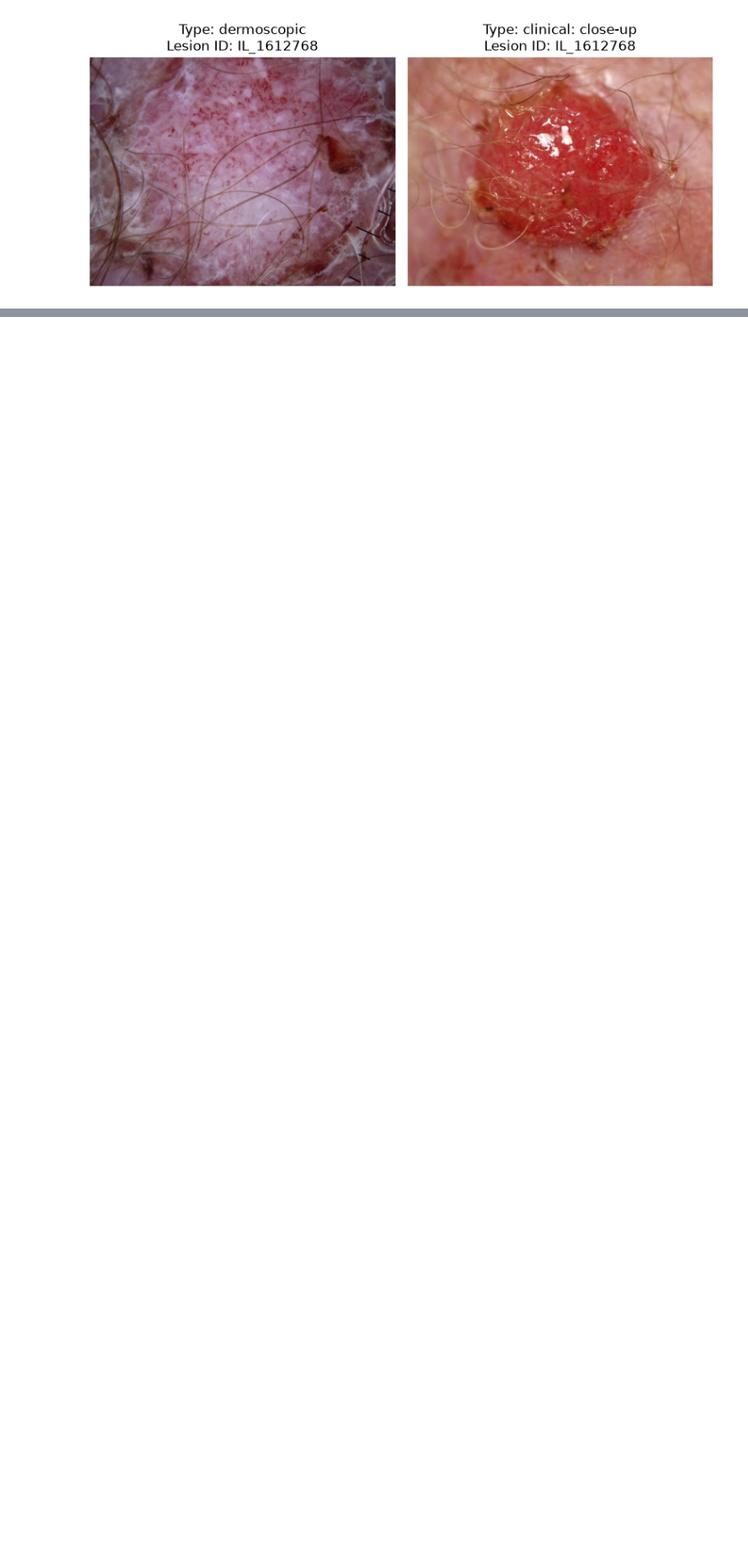
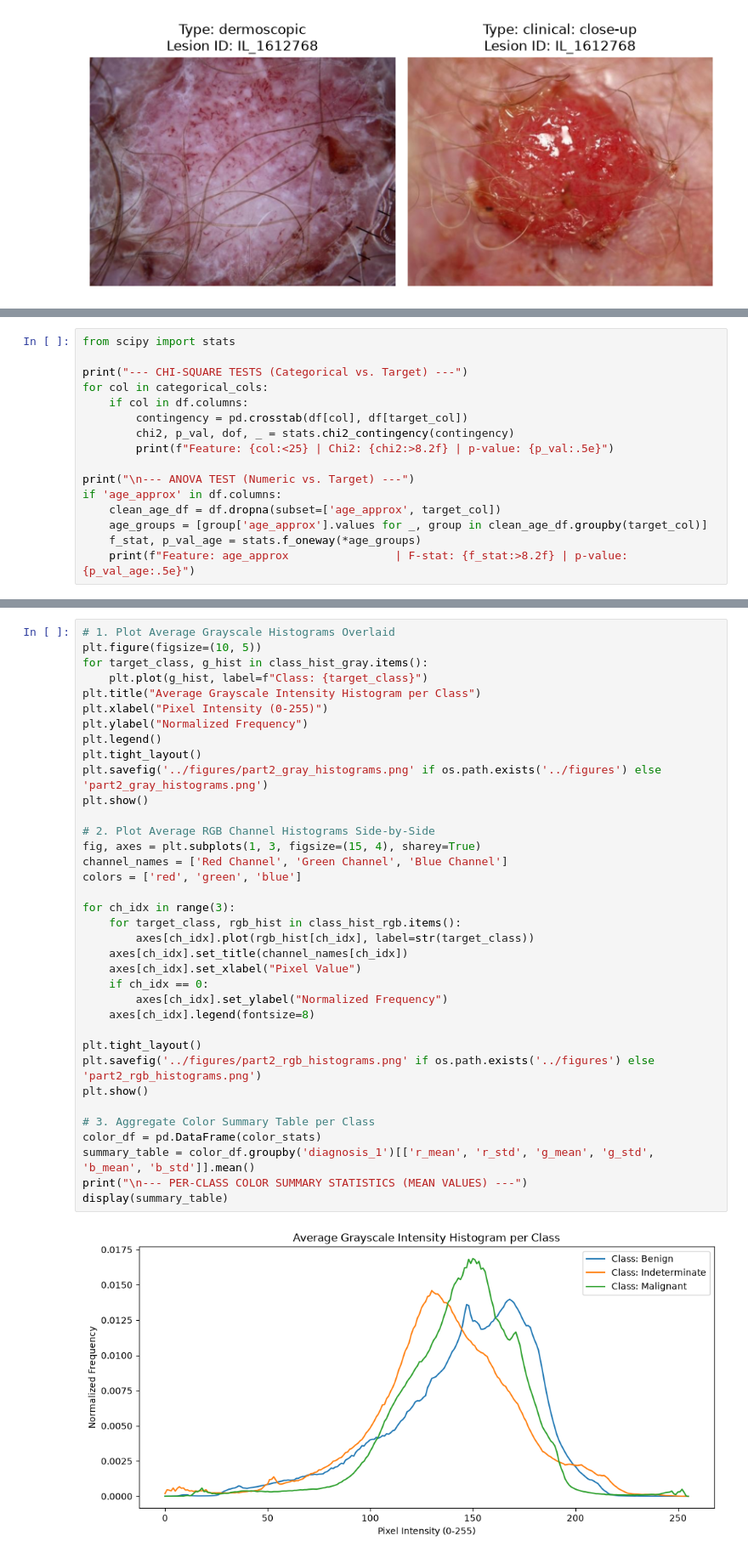
Before and after one commit to naiiiiiiiiiii/MILK10k-Lesion-Classification, a Jupyter notebook: notebooks/01_exploratory_data_analysis.ipynb, the cells around one changed output, grey strips where cells are left out. Shown at 85% size. Saved outputs shown, nothing was run; the diff lists cells and outputs as text; blank space fills up the shorter version.

Commit message:
feat: complete Part A notebook & PDF export, configure Part B project structure

```diff
--- a/notebooks/01_exploratory_data_analysis.ipynb
+++ b/notebooks/01_exploratory_data_analysis.ipynb
@@ -197,0 +279,16 @@ Color Channels: {3} | Pixel Value Range: [0, 255] (uint8 verified)
+# %%
+from scipy import stats
+
+print("--- CHI-SQUARE TESTS (Categorical vs. Target) ---")
+for col in categorical_cols:
+    if col in df.columns:
+        contingency = pd.crosstab(df[col], df[target_col])
+        chi2, p_val, dof, _ = stats.chi2_contingency(contingency)
+        print(f"Feature: {col:<25} | Chi2: {chi2:>8.2f} | p-value: {p_val:.5e}")
+
+print("\n--- ANOVA TEST (Numeric vs. Target) ---")
+if 'age_approx' in df.columns:
+    clean_age_df = df.dropna(subset=['age_approx', target_col])
+    age_groups = [group['age_approx'].values for _, group in clean_age_df.groupby(target_col)]
+    f_stat, p_val_age = stats.f_oneway(*age_groups)
+    print(f"Feature: age_approx                | F-stat: {f_stat:>8.2f} | p-value: {p_val_age:.5e}")
@@ -197,0 +596,38 @@ Color Channels: {3} | Pixel Value Range: [0, 255] (uint8 verified)
+# %%
+# 1. Plot Average Grayscale Histograms Overlaid
+plt.figure(figsize=(10, 5))
+for target_class, g_hist in class_hist_gray.items():
+    plt.plot(g_hist, label=f"Class: {target_class}")
+plt.title("Average Grayscale Intensity Histogram per Class")
+plt.xlabel("Pixel Intensity (0-255)")
+plt.ylabel("Normalized Frequency")
+plt.legend()
+plt.tight_layout()
+plt.savefig('../figures/part2_gray_histograms.png' if os.path.exists('../figures') else 'part2_gray_histograms.png')
+plt.show()
+
+# 2. Plot Average RGB Channel Histograms Side-by-Side
+fig, axes = plt.subplots(1, 3, figsize=(15, 4), sharey=True)
+channel_names = ['Red Channel', 'Green Channel', 'Blue Channel']
+colors = ['red', 'green', 'blue']
+
+for ch_idx in range(3):
+    for target_class, rgb_hist in class_hist_rgb.items():
+        axes[ch_idx].plot(rgb_hist[ch_idx], label=str(target_class))
+    axes[ch_idx].set_title(channel_names[ch_idx])
+    axes[ch_idx].set_xlabel("Pixel Value")
+    if ch_idx == 0:
+        axes[ch_idx].set_ylabel("Normalized Frequency")
+    axes[ch_idx].legend(fontsize=8)
+
+plt.tight_layout()
+plt.savefig('../figures/part2_rgb_histograms.png' if os.path.exists('../figures') else 'part2_rgb_histograms.png')
+plt.show()
+
+# 3. Aggregate Color Summary Table per Class
+color_df = pd.DataFrame(color_stats)
+summary_table = color_df.groupby('diagnosis_1')[['r_mean', 'r_std', 'g_mean', 'g_std', 'b_mean', 'b_std']].mean()
+print("\n--- PER-CLASS COLOR SUMMARY STATISTICS (MEAN VALUES) ---")
+display(summary_table)
+# %% [output]
+[figure, added]
```
Also changed, not shown: parts of 18 cells of this notebook, 23 other files.
